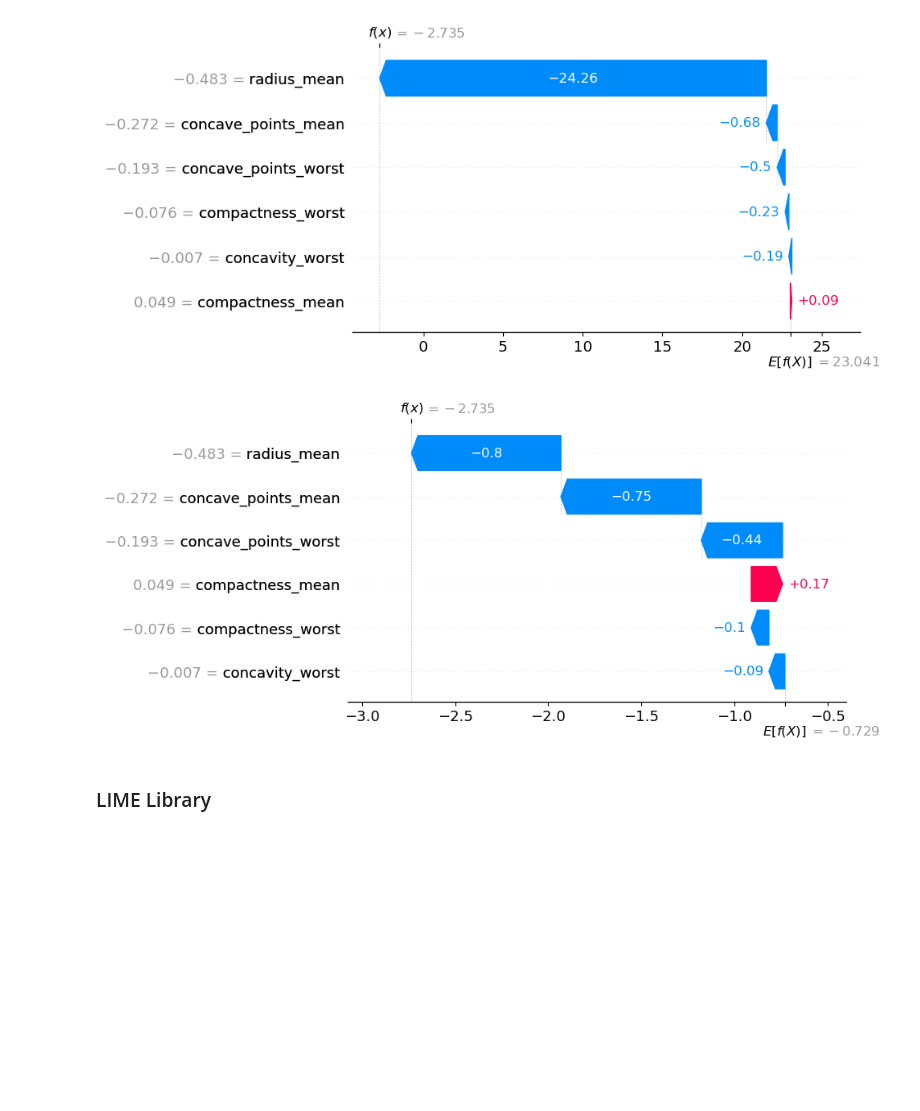
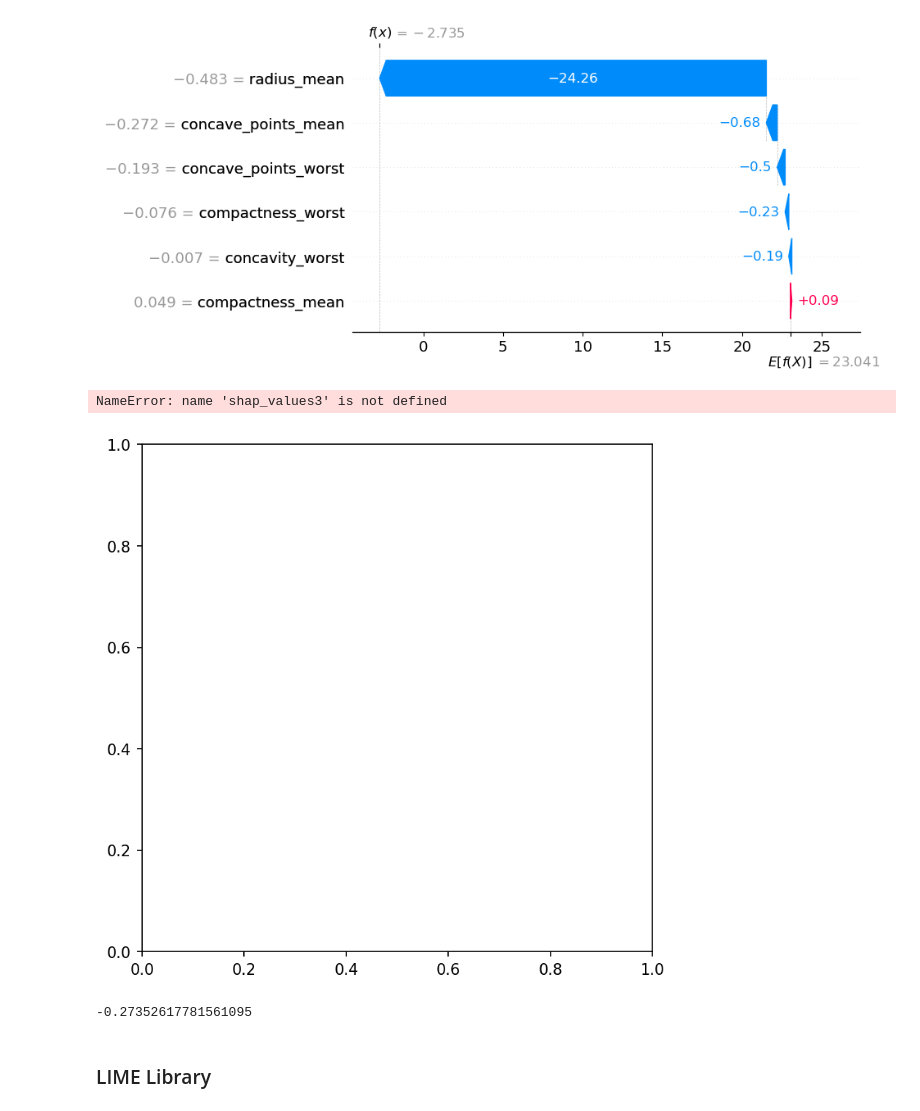
Before and after one commit to lasantha13/breast_ca, a Jupyter notebook: notebook/Breast_Cancer.ipynb, the cells around one changed output. Saved outputs shown, nothing was run; the diff lists cells and outputs as text; code cells hidden in the pictures; blank space fills up the shorter version.

```diff
--- a/notebook/Breast_Cancer.ipynb
+++ b/notebook/Breast_Cancer.ipynb
@@ -465,12 +479,16 @@ shap_values4 = explainer4(X2_test)
 shap.plots.waterfall(shap_values4[0])
 # %% [output]
 [figure]
-# %%
-explainer4 = shap.Explainer(logisticR2,X2_train,feature_names=feature_list)
-shap_values4 = explainer4(X2_test)
-shap.plots.waterfall(shap_values4[0])
-# %% [output]
-[figure, removed]
+# %%
+fig = plt.subplots(figsize=(6,6),dpi=150)
+ax_3= shap.plots._waterfall.waterfall_legacy(explainer.expected_value,shap_values3[3], feature_names = feature_list)
+# %% [output]
+NameError: name 'shap_values3' is not defined
+[figure, added]
+# %%
+shap_values3[1]
+# %% [output]
+-0.27352617781561095
 # %% [markdown]
 ### LIME Library
 # %%
```
Also changed, not shown: parts of 3 cells of this notebook.
